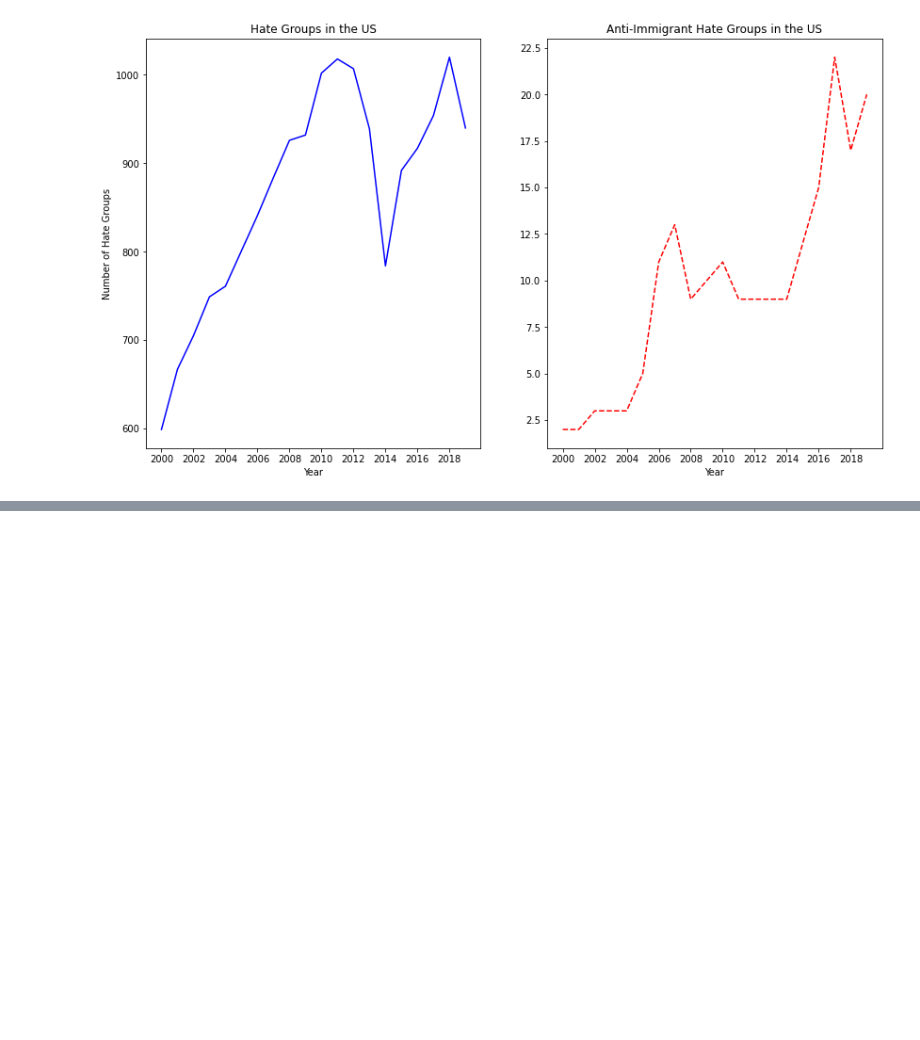
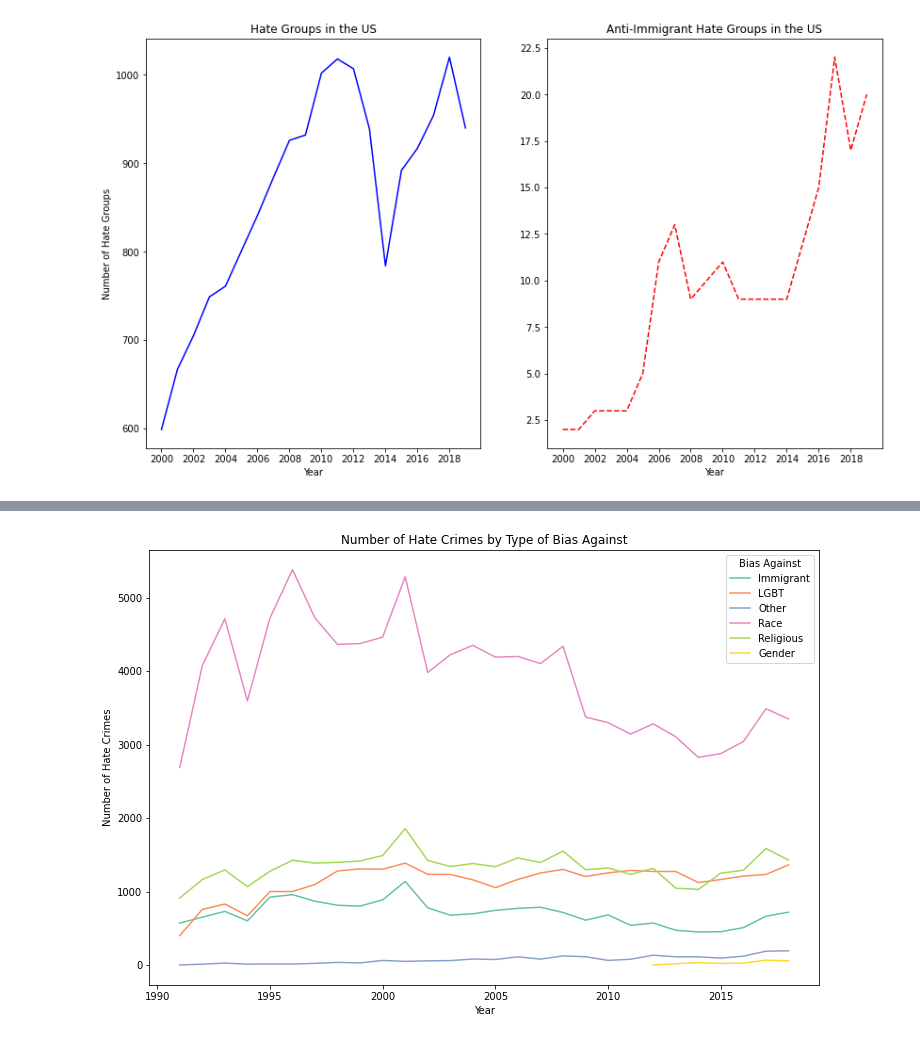
Before and after one commit to jramtos/hate_groups, a Jupyter notebook: analysis_hate_groups.ipynb, the cells around one changed output, grey strips where cells are left out. Saved outputs shown, nothing was run; the diff lists cells and outputs as text; code cells hidden in the pictures; blank space fills up the shorter version.

```diff
--- a/analysis_hate_groups.ipynb
+++ b/analysis_hate_groups.ipynb
@@ -77,0 +138,5 @@ us_lim = us.drop(us[us.apply(lambda x: True if x['NAME'] in ['Alaska', 'Hawaii']
+# %%
+#Get FBI data on hate crimes, limit to Single bias crimes only
+hc = pd.read_csv('data/ucr_hatecrimes.csv', sep=',', dtype='unicode')
+hc = hc[hc.MULTIPLE_BIAS == 'S']
+hc['DATA_YEAR'] = hc['DATA_YEAR'].astype(int)
@@ -78,2 +175,8 @@ us_lim = us.drop(us[us.apply(lambda x: True if x['NAME'] in ['Alaska', 'Hawaii']
+# %%
+hc['cat'] = hc.apply(lambda row: reduce_category(row['BIAS_DESC']), axis=1)
+hc['immigrant'] = np.where(hc.cat.str.startswith('i_'),hc.cat.str.replace('i_',''), np.nan)
+hc['cat'] = np.where(hc.cat.str.startswith('i_'),'immigrant',hc.cat)
+hc['religious'] = np.where(hc.cat.str.startswith('r_'),hc.cat.str.replace('r_',''), np.nan)
+hc['cat'] = np.where(hc.cat.str.startswith('r_'),'religious',hc.cat)
 # %%
-counts = hg.groupby(['State', 'Year', 'Ideology']).size().reset_index(name='count')
+counts = hc.groupby(['DATA_YEAR', 'cat']).size().reset_index(name='count')
@@ -106,0 +183,10 @@ plt.show()
+# %%
+fig, ax = plt.subplots(figsize=(12,8))
+sns.lineplot(x="DATA_YEAR", y="count", hue='cat', data=counts, ax=ax, palette='Set2')
+ax.legend(labels=['Immigrant','LGBT', 'Other', 'Race', 'Religious', 'Gender'], title='Bias Against')
+plt.xlabel('Year')
+plt.ylabel('Number of Hate Crimes')
+plt.title('Number of Hate Crimes by Type of Bias Against')
+plt.show()
+# %% [output]
+[figure, added]
```
Also changed, not shown: parts of 26 cells of this notebook.
